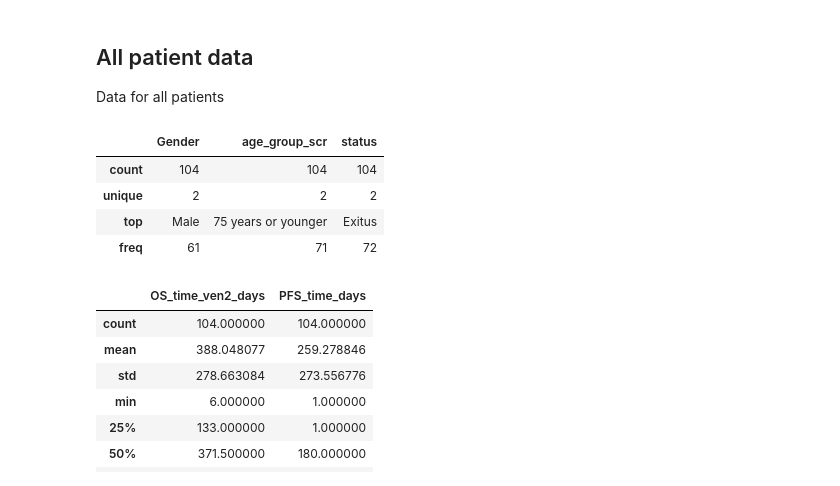
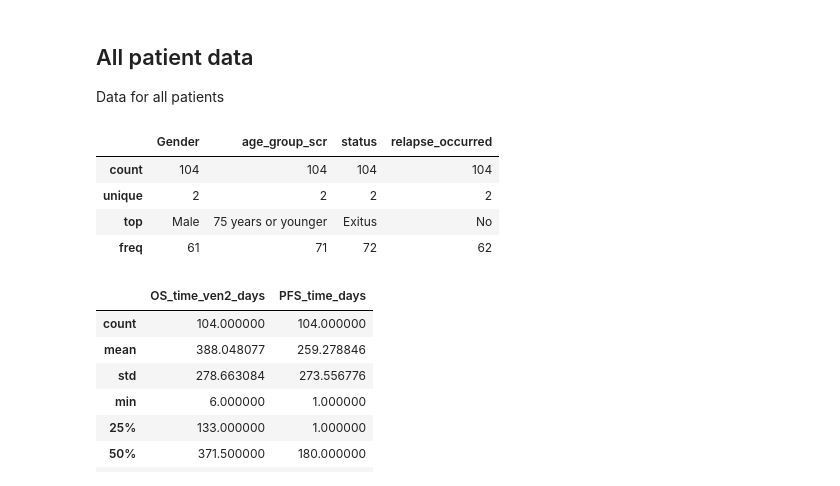
Before and after one commit to yjzhang/Venex_Neutropenia_Models, a Jupyter notebook: publication_notebooks/data_overview.ipynb, the cells around one changed output. Drawn from its saved outputs; the diff is of its cells as text; code cells hidden in the pictures.

Commit message:
add data files

```diff
--- a/publication_notebooks/data_overview.ipynb
+++ b/publication_notebooks/data_overview.ipynb
@@ -70,13 +92,13 @@ all_patient_observation_counts = pd.DataFrame(all_patient_observation_counts).T
 
 Data for all patients
 # %%
-patient_data[['Gender', 'age_group_scr', 'status']].describe()
+patient_data[['Gender', 'age_group_scr', 'status', 'relapse_occurred']].describe()
 # %% [output]
-|  | Gender | age_group_scr | status |
-| count | 104 | 104 | 104 |
-| unique | 2 | 2 | 2 |
-| top | Male | 75 years or younger | Exitus |
-| freq | 61 | 71 | 72 |
+|  | Gender | age_group_scr | status | relapse_occurred |
+| count | 104 | 104 | 104 | 104 |
+| unique | 2 | 2 | 2 | 2 |
+| top | Male | 75 years or younger | Exitus | No |
+| freq | 61 | 71 | 72 | 62 |
 # %%
 patient_data[['OS_time_ven2_days', 'PFS_time_days']].describe()
 # %% [output]
```
Also changed, not shown: parts of 39 cells of this notebook, 6 other files.
